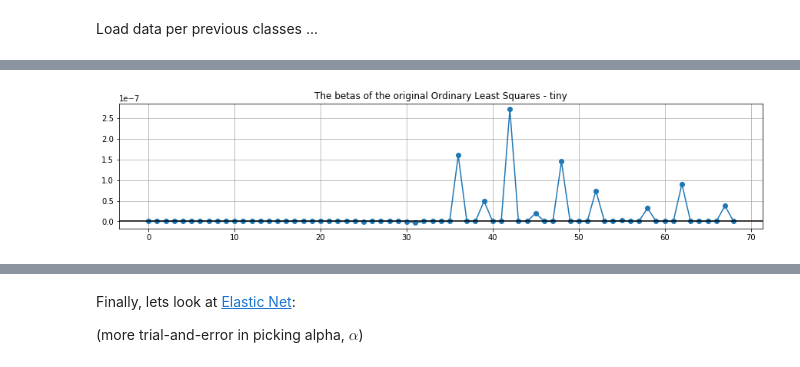
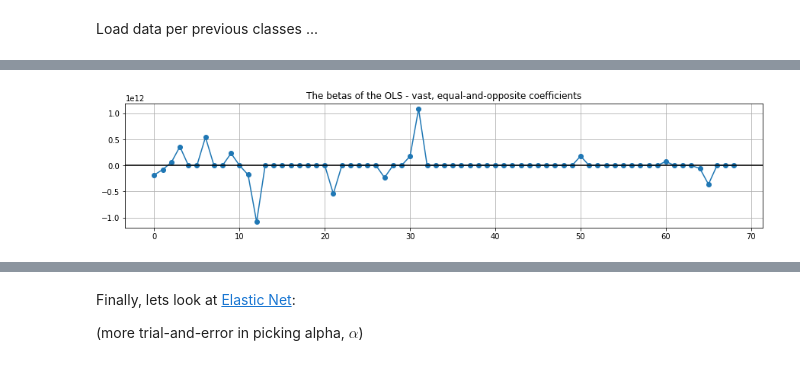
Before and after one commit to jeremy-large/ox-sbs-ml-bd, a Jupyter notebook: notebooks/class_4_shrinkage.ipynb, the cells around one changed output, grey strips where cells are left out. Saved outputs shown, nothing was run; the diff lists cells and outputs as text; code cells hidden in the pictures.

```diff
--- a/notebooks/class_4_shrinkage.ipynb
+++ b/notebooks/class_4_shrinkage.ipynb
@@ -168,4 +170,4 @@ plot_coeffs(ols, 'Ordinary Least Squares with standardized regressors', 'not hap
-# %%
-plot_coeffs(ols_orig, 'original Ordinary Least Squares', 'tiny')
-# %% [output]
-[figure, removed]
+# %%
+plot_coeffs(ols, 'OLS', 'vast, equal-and-opposite coefficients')
+# %% [output]
+[figure, added]
```
Also changed, not shown: parts of 57 cells of this notebook, 2 other files.
